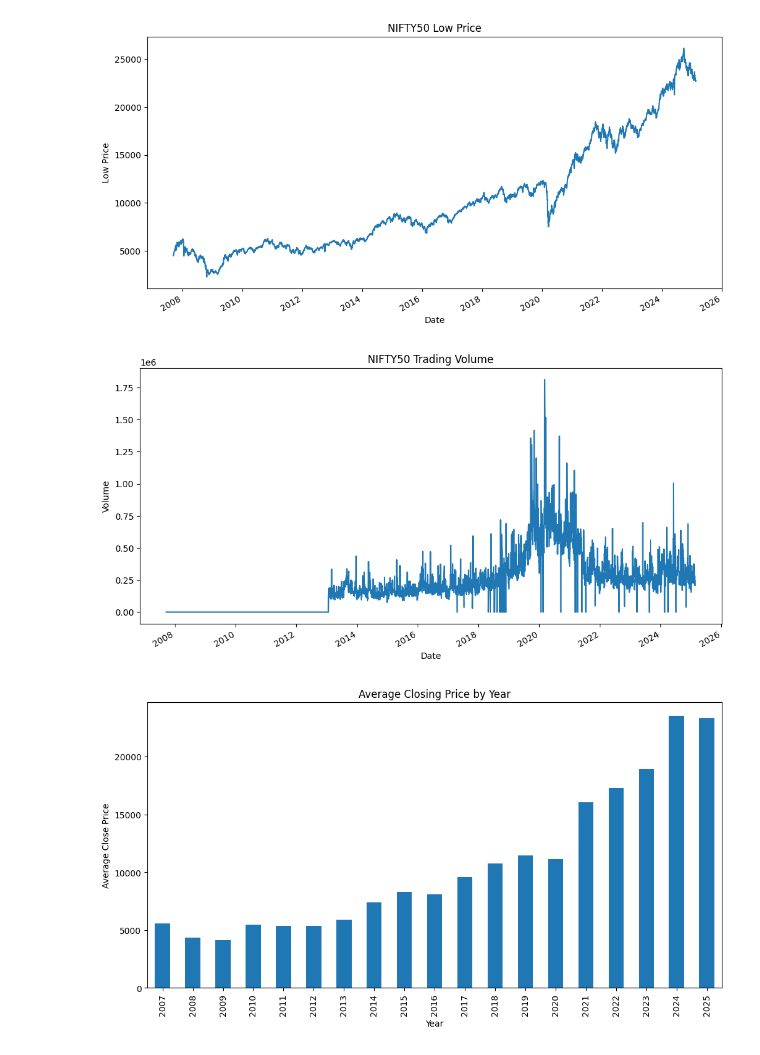
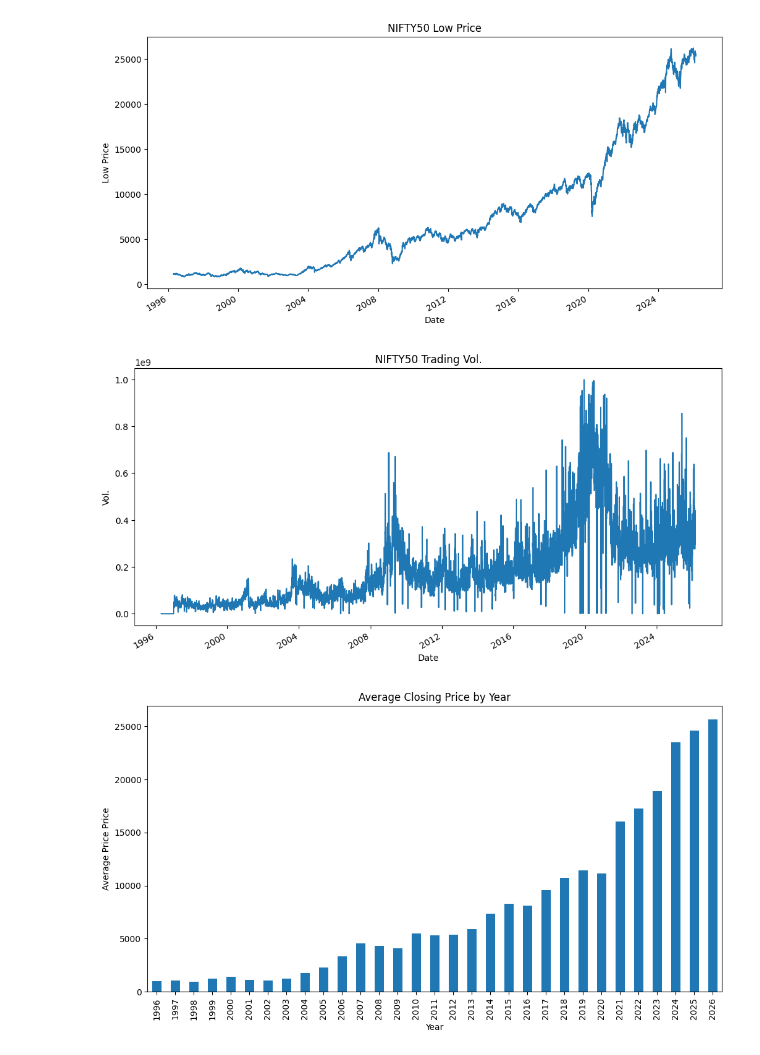
Before and after one commit to Rajhans-123/stock-price, a Jupyter notebook: src/eda.ipynb, the cells around one changed output. Cells and saved outputs as stored; diff of their text form; code cells hidden in the pictures.

```diff
--- a/src/eda.ipynb
+++ b/src/eda.ipynb
@@ -6,7 +6,7 @@ import seaborn as sns
 import os
 # %%
 os.makedirs('../plots', exist_ok=True)
-df = pd.read_csv('..\\data\\NIFTY50_data.csv')
+df = pd.read_csv('..\\data\\data1.csv')
 # %%
 df.describe()
 # %% [output]
@@ -110,24 +113,24 @@ plt.xlabel('Date')
 plt.ylabel('Low Price')
 plt.show()
 # %% [output]
-[figure, old version]
+[figure, new version]
 # %%
-df['Volume'].plot(figsize=(12, 6))
-plt.title('NIFTY50 Trading Volume')
+df['Vol.'].plot(figsize=(12, 6))
+plt.title('NIFTY50 Trading Vol.')
 plt.xlabel('Date')
-plt.ylabel('Volume')
+plt.ylabel('Vol.')
 plt.show()
 # %% [output]
-[figure, old version]
+[figure, new version]
 # %%
-df.groupby(df.index.year)['Close'].mean().plot(kind='bar', figsize=(12, 6))
+df.groupby(df.index.year)['Price'].mean().plot(kind='bar', figsize=(12, 6))
 plt.title('Average Closing Price by Year')
 plt.xlabel('Year')
-plt.ylabel('Average Close Price')
-plt.savefig("../plots/Average_Close_Price.png", dpi=300, bbox_inches='tight')
+plt.ylabel('Average Price Price')
+plt.savefig("../plots/Average_Price_Price.png", dpi=300, bbox_inches='tight')
 plt.show()
 # %% [output]
-[figure, old version]
+[figure, new version]
 # %%
 df.groupby(df.index.year)['Open'].mean().plot(kind='bar', figsize=(12, 6))
 plt.title('Average Opening Price by Year')
```
Also changed, not shown: parts of 18 cells of this notebook, 27 other files.
